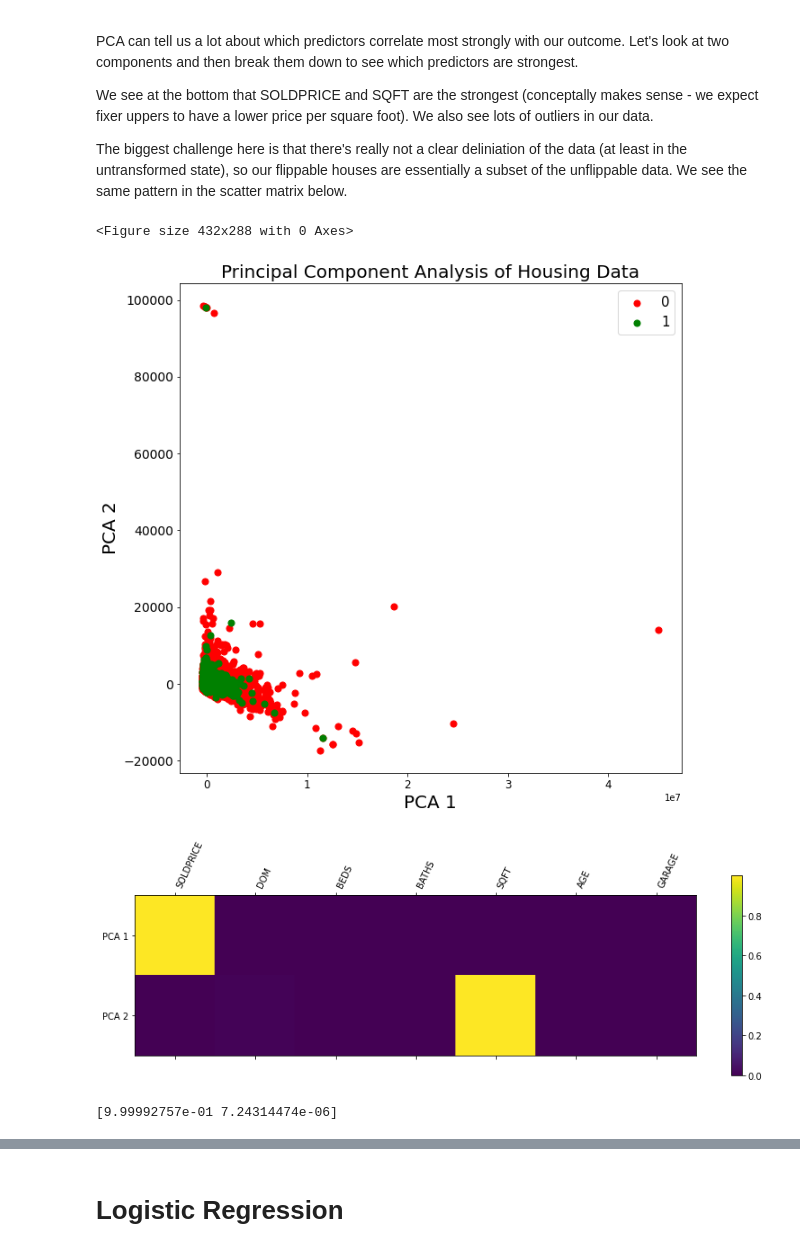
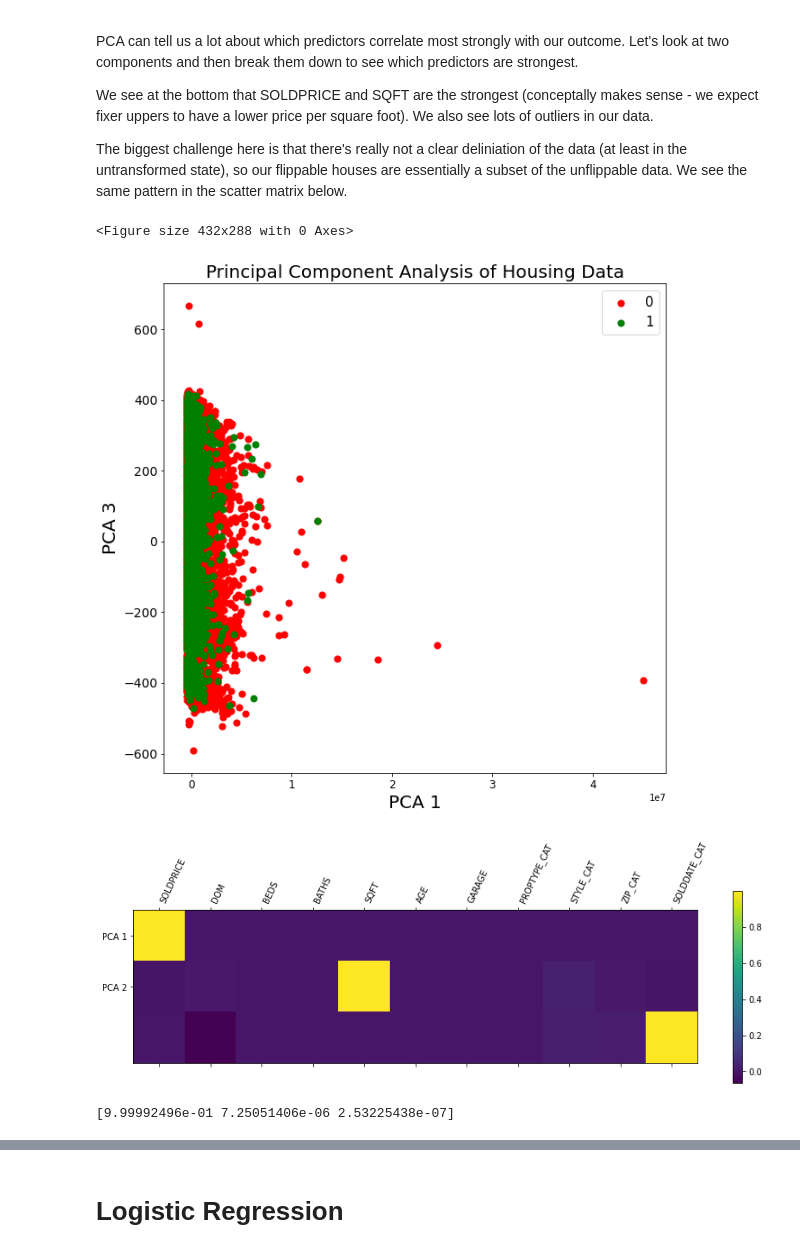
Before and after one commit to gregfrasco/real-estate-price-predictions, a Jupyter notebook: notebooks/basic_model.ipynb, the cells around one changed output, grey strips where cells are left out. Saved outputs shown, nothing was run; the diff lists cells and outputs as text; code cells hidden in the pictures.

```diff
--- a/notebooks/basic_model.ipynb
+++ b/notebooks/basic_model.ipynb
@@ -76,7 +76,9 @@ First: this is a classification problem, we are classifying houses as FLIPPABLE
 # %%
 # Define label and features
 y_names = ['FLIPPABLE']
-x_names = ['SOLDPRICE', 'DOM', 'BEDS', 'BATHS', 'SQFT', 'AGE', 'GARAGE']
+
+# comment here to test with different combos of features!
+x_names = ['SOLDPRICE', 'DOM', 'BEDS', 'BATHS', 'SQFT', 'AGE', 'GARAGE', 'PROPTYPE_CAT', 'STYLE_CAT', 'ZIP_CAT', 'SOLDDATE_CAT']
 
 y = df[y_names]
 x = df[x_names]
@@ -134,44 +140,44 @@ The biggest challenge here is that there's really not a clear deliniation of the
 
 from sklearn.decomposition import PCA
 
-pca = PCA(n_components=2)
+pca = PCA(n_components=3)
 pca_fit = pca.fit_transform(x)
-pca_df = pd.DataFrame(data = pca_fit, columns = ['PCA 1', 'PCA 2'])
+pca_df = pd.DataFrame(data = pca_fit, columns = ['PCA 1', 'PCA 2', 'PCA 3'])
 
 plt.figure()
 plt.figure(figsize=(10,10))
 plt.xticks(fontsize=12)
 plt.yticks(fontsize=14)
 plt.xlabel('PCA 1',fontsize=20)
-plt.ylabel('PCA 2',fontsize=20)
+plt.ylabel('PCA 3',fontsize=20)
 plt.title("Principal Component Analysis of Housing Data",fontsize=20)
 targets = [0, 1]
 colors = ['r', 'g']
 for target, color in zip(targets,colors):
     indicesToKeep = df['FLIPPABLE'] == target
     plt.scatter(pca_df.loc[indicesToKeep, 'PCA 1'],
-                pca_df.loc[indicesToKeep, 'PCA 2'],
+                pca_df.loc[indicesToKeep, 'PCA 3'],
                 c = color, s = 50)
 
 plt.legend(targets,prop={'size': 15})
 
 # from here: https://towardsdatascience.com/dive-into-pca-principal-component-analysis-with-python-43ded13ead21
 plt.matshow(pca.components_, cmap='viridis')
-plt.yticks([0,1],['PCA 1','PCA 2'],fontsize=10)
+plt.yticks([0,1],['PCA 1','PCA 2','PCA 3'],fontsize=10)
 plt.colorbar()
 plt.xticks(range(len(x_names)),x_names,rotation=65,ha='left')
 plt.show()
 
 # explained variance
 x_pca=pca.transform(x)
 ex_variance=np.var(x_pca,axis=0)
 ex_variance_ratio = ex_variance/np.sum(ex_variance)
 print (ex_variance_ratio)
 # %% [output]
 <Figure size 432x288 with 0 Axes>
-[figure, old version]
+[figure, new version]
-[figure, old version]
+[figure, new version]
-[9.99992757e-01 7.24314474e-06]
+[9.99992496e-01 7.25051406e-06 2.53225438e-07]
 # %%
 from pandas.plotting import scatter_matrix
 %matplotlib inline
```
Also changed, not shown: parts of 31 cells of this notebook, 3 other files.
